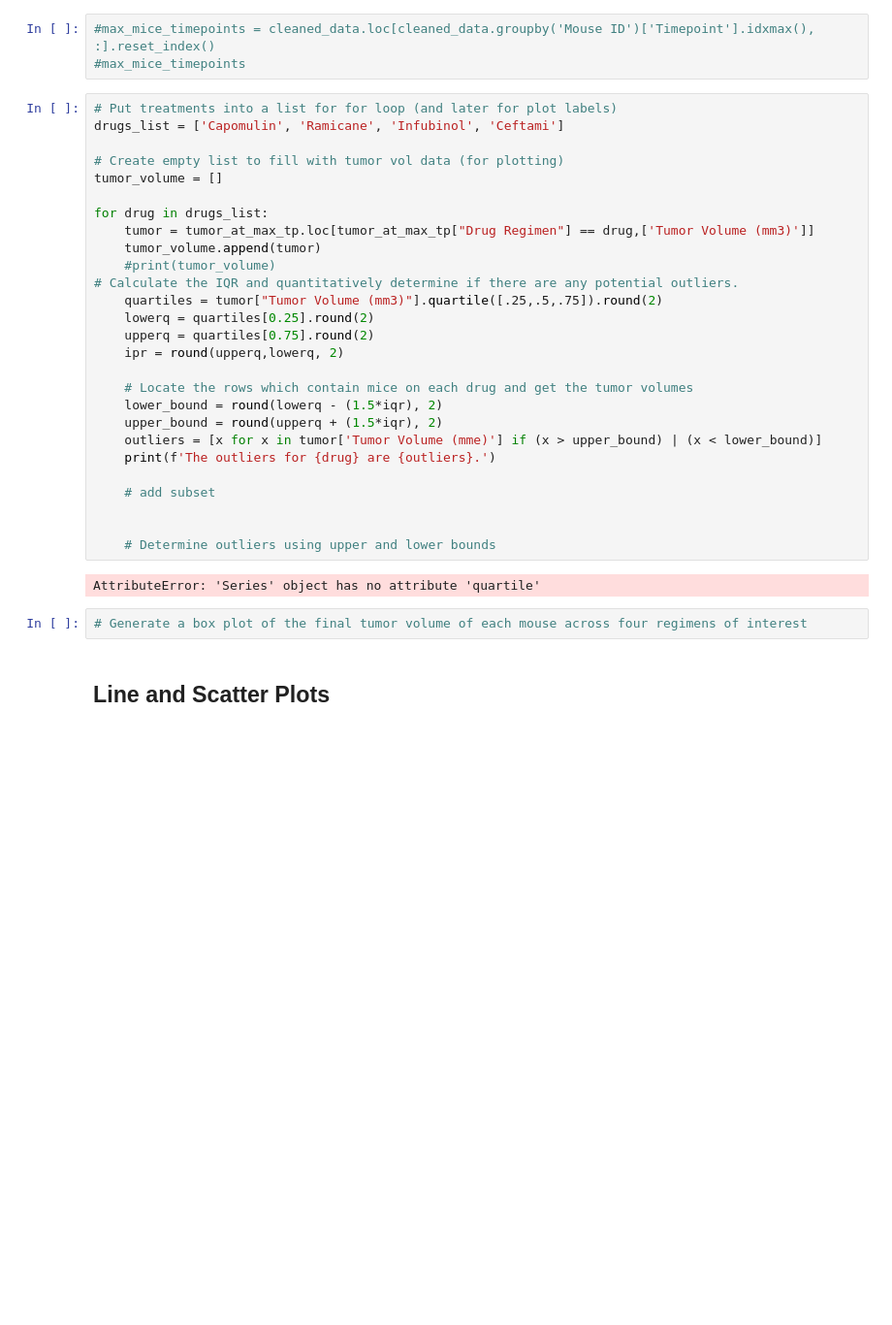
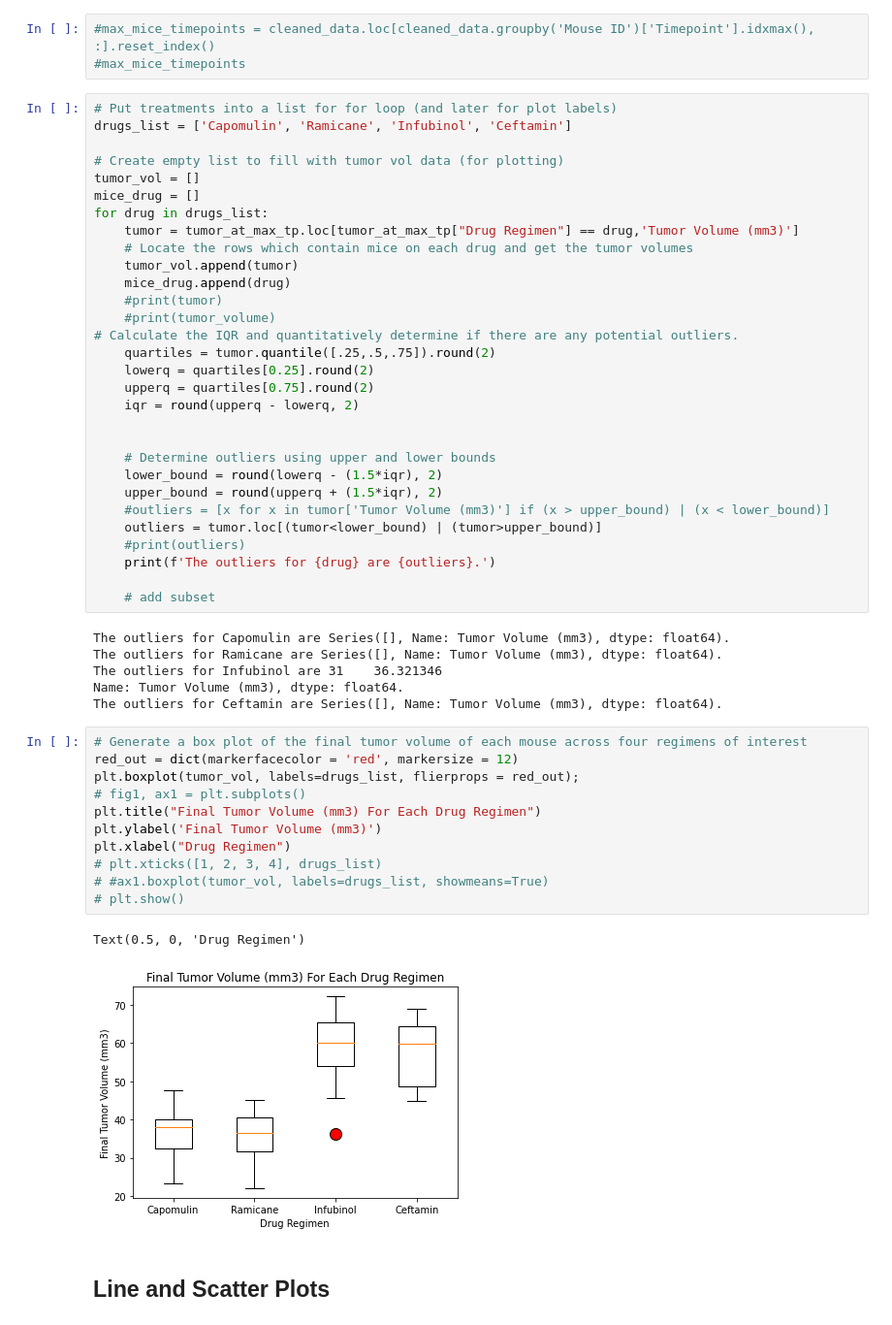
Before and after one commit to paulywog13/Matplotlib-Homework, a Jupyter notebook: Pymaceuticals/pymaceuticals_starter.ipynb, the cells around one changed output. Shown: that part at 97% size. Drawn from its saved outputs; the diff is of its cells as text; blank space fills up the shorter version.

```diff
--- a/Pymaceuticals/pymaceuticals_starter.ipynb
+++ b/Pymaceuticals/pymaceuticals_starter.ipynb
@@ -234,35 +234,54 @@ tumor_at_max_tp
 #max_mice_timepoints
 # %%
 # Put treatments into a list for for loop (and later for plot labels)
-drugs_list = ['Capomulin', 'Ramicane', 'Infubinol', 'Ceftami']
+drugs_list = ['Capomulin', 'Ramicane', 'Infubinol', 'Ceftamin']
 
 # Create empty list to fill with tumor vol data (for plotting)
-tumor_volume = []
-
+tumor_vol = []
+mice_drug = []
 for drug in drugs_list:
-    tumor = tumor_at_max_tp.loc[tumor_at_max_tp["Drug Regimen"] == drug,['Tumor Volume (mm3)']]
-    tumor_volume.append(tumor)
+    tumor = tumor_at_max_tp.loc[tumor_at_max_tp["Drug Regimen"] == drug,'Tumor Volume (mm3)']
+    # Locate the rows which contain mice on each drug and get the tumor volumes
+    tumor_vol.append(tumor)
+    mice_drug.append(drug)
+    #print(tumor)
     #print(tumor_volume)
 # Calculate the IQR and quantitatively determine if there are any potential outliers.
-    quartiles = tumor["Tumor Volume (mm3)"].quartile([.25,.5,.75]).round(2)
+    quartiles = tumor.quantile([.25,.5,.75]).round(2)
     lowerq = quartiles[0.25].round(2)
     upperq = quartiles[0.75].round(2)
-    ipr = round(upperq,lowerq, 2)
+    iqr = round(upperq - lowerq, 2)
 
-    # Locate the rows which contain mice on each drug and get the tumor volumes
+
+    # Determine outliers using upper and lower bounds
     lower_bound = round(lowerq - (1.5*iqr), 2)
     upper_bound = round(upperq + (1.5*iqr), 2)
-    outliers = [x for x in tumor['Tumor Volume (mme)'] if (x > upper_bound) | (x < lower_bound)]
+    #outliers = [x for x in tumor['Tumor Volume (mm3)'] if (x > upper_bound) | (x < lower_bound)]
+    outliers = tumor.loc[(tumor<lower_bound) | (tumor>upper_bound)]
+    #print(outliers)
     print(f'The outliers for {drug} are {outliers}.')
 
     # add subset
-
-
-    # Determine outliers using upper and lower bounds
 # %% [output]
-AttributeError: 'Series' object has no attribute 'quartile'
+The outliers for Capomulin are Series([], Name: Tumor Volume (mm3), dtype: float64).
+The outliers for Ramicane are Series([], Name: Tumor Volume (mm3), dtype: float64).
+The outliers for Infubinol are 31    36.321346
+Name: Tumor Volume (mm3), dtype: float64.
+The outliers for Ceftamin are Series([], Name: Tumor Volume (mm3), dtype: float64).
-# %%
-# Generate a box plot of the final tumor volume of each mouse across four regimens of interest
+# %%
+# Generate a box plot of the final tumor volume of each mouse across four regimens of interest
+red_out = dict(markerfacecolor = 'red', markersize = 12)
+plt.boxplot(tumor_vol, labels=drugs_list, flierprops = red_out);
+# fig1, ax1 = plt.subplots()
+plt.title("Final Tumor Volume (mm3) For Each Drug Regimen")
+plt.ylabel('Final Tumor Volume (mm3)')
+plt.xlabel("Drug Regimen")
+# plt.xticks([1, 2, 3, 4], drugs_list)
+# #ax1.boxplot(tumor_vol, labels=drugs_list, showmeans=True)
+# plt.show()
+# %% [output]
+Text(0.5, 0, 'Drug Regimen')
+[figure, added]
 # %% [markdown]
 ## Line and Scatter Plots
 # %%
```
Also changed, not shown: parts of 5 cells of this notebook.
